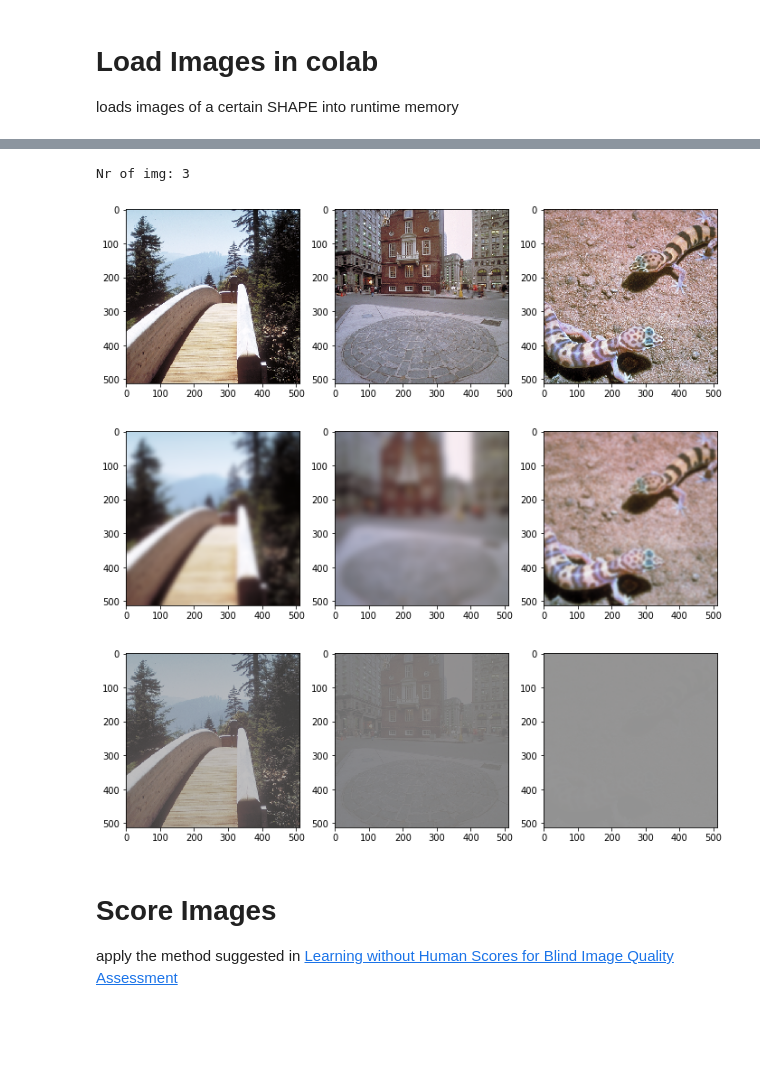
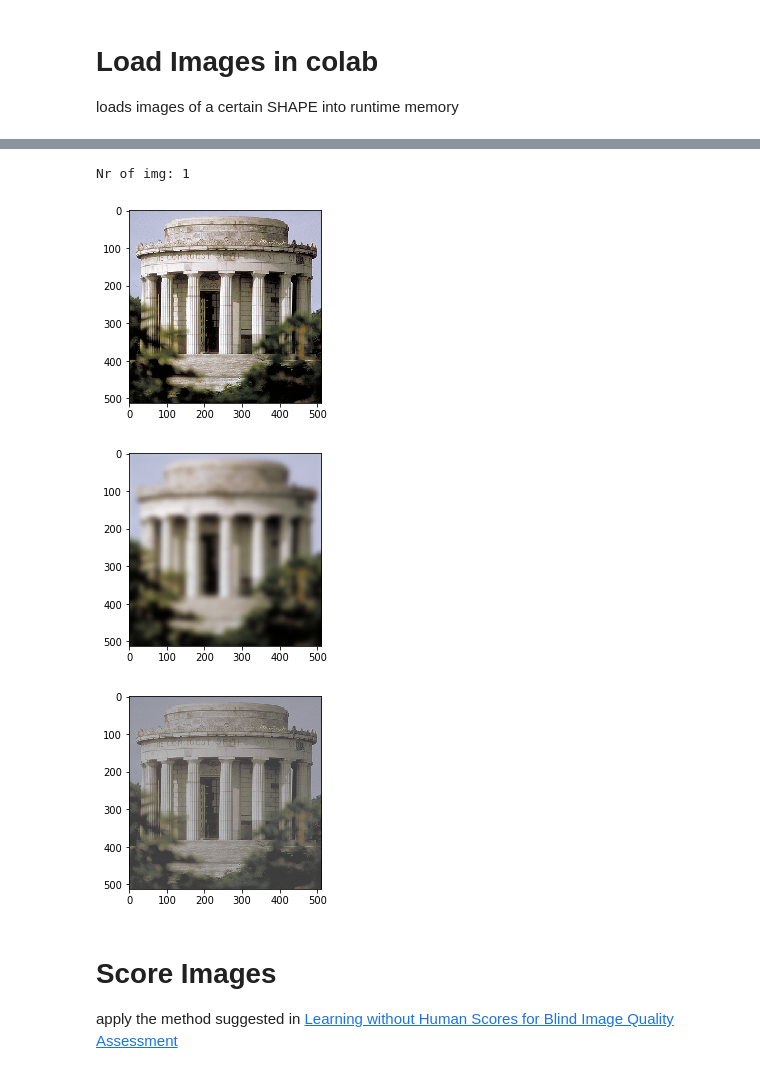
Before and after one commit to adifatol/BIQA, a Jupyter notebook: convNetwork.ipynb, the cells around one changed output, grey strips where cells are left out. Saved outputs shown, nothing was run; the diff lists cells and outputs as text; code cells hidden in the pictures; blank space fills up the shorter version.

```diff
--- a/convNetwork.ipynb
+++ b/convNetwork.ipynb
@@ -74,6 +90,7 @@ Images found:  ['bridge', 'boston', 'geckos', 'child_swimming', 'woman', '1600',
 DISTORT = ['blur','contrast','fnoise', 'jpeg', 'jpeg2000']
 DISTORT_EXT = ['BLUR','contrast','fnoise', 'JPEG', 'jpeg2000']
 Q_LEVELS = ['1','2','3','4','5']
+NR_IMG = 1
 
 from random import randint
 import numpy as np
@@ -81,7 +98,7 @@ import cv2
 
 #TODO support for nItems = 'ALL'
 #TODO support various loading order (randomize?)
-def load_imgs(img_list, nItems = 5):
+def load_imgs(img_list, nItems):
   images = {}
   images['orig'] = []
   for dist in DISTORT:
@@ -103,11 +120,11 @@ def load_imgs(img_list, nItems = 5):
         images[dist][qlvl].append(img_data)
   return images
 
-images = load_imgs(img_list, 3)
+images = load_imgs(img_list, NR_IMG)
 
 print("Nr of img:",len(images['orig']))
 # %% [output]
-Nr of img: 3
+Nr of img: 1
 # %%
 from matplotlib import pyplot as plt
 from matplotlib.ticker import MultipleLocator
@@ -128,14 +145,14 @@ def plot_all(arr_of_images, patch_estimator=False):
 # %%
 #Print some stats
 
-rand_idx = randint(0, len(images['orig'])-3)
-plot_all(images['orig'][rand_idx:rand_idx+3])
-plot_all(images['blur']['5'][rand_idx:rand_idx+3])
-plot_all(images['contrast']['5'][rand_idx:rand_idx+3])
+rand_idx = randint(0, len(images['orig'])-NR_IMG)
+plot_all(images['orig'][rand_idx:rand_idx+NR_IMG])
+plot_all(images['blur']['5'][rand_idx:rand_idx+NR_IMG])
+plot_all(images['contrast']['5'][rand_idx:rand_idx+NR_IMG])
 # %% [output]
-[figure, old version]
+[figure, new version]
-[figure, old version]
+[figure, new version]
-[figure, old version]
+[figure, new version]
 # %% [markdown]
 # Score Images
 
```
Also changed, not shown: parts of 12 cells of this notebook.
